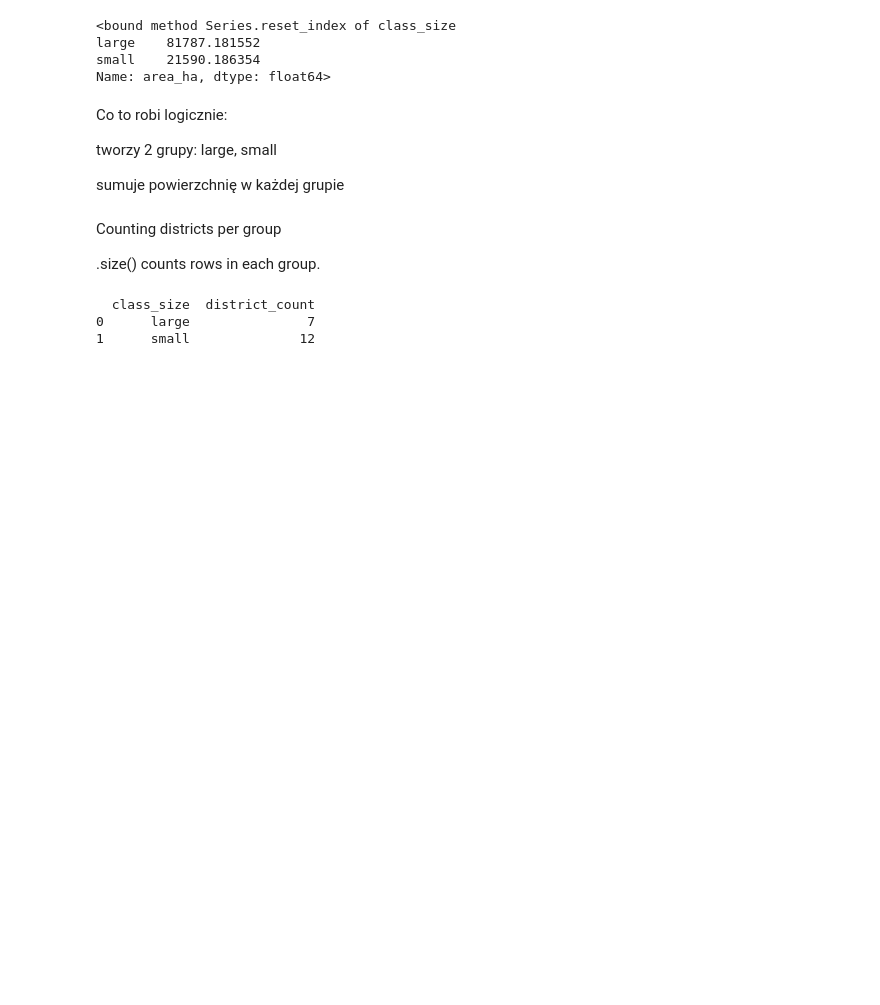
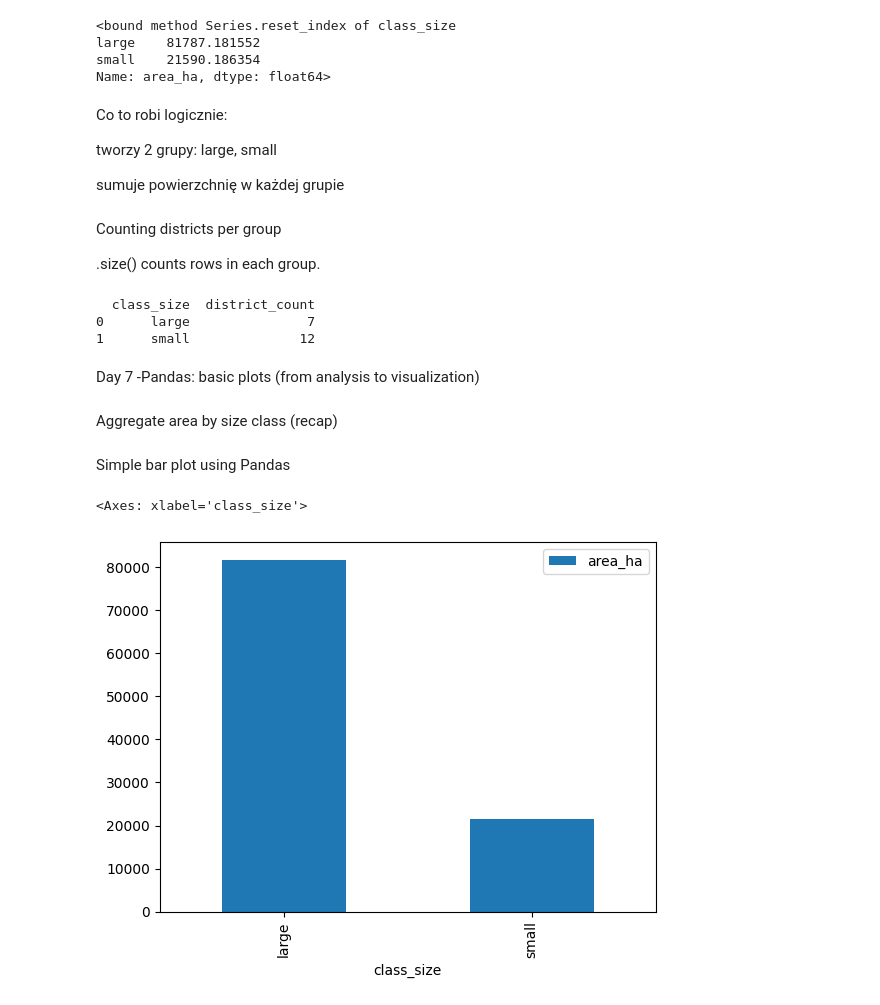
Before and after one commit to piaseckazaneta/Python, a Jupyter notebook: Python_Day1.ipynb, the cells around one changed output. Drawn from its saved outputs; the diff is of its cells as text; code cells hidden in the pictures; blank space fills up the shorter version.

Commit message:
Add Day 7: Basic Pandas plots for aggregated district statistics

```diff
--- a/Python_Day1.ipynb
+++ b/Python_Day1.ipynb
@@ -643,3 +643,26 @@ print(district_count)
   class_size  district_count
 0      large               7
 1      small              12
+# %% [markdown]
+Day 7 -Pandas: basic plots (from analysis to visualization)
+# %% [markdown]
+Aggregate area by size class (recap)
+# %%
+area_by_class_size = (
+    districts_gdf_projected
+    .groupby("class_size")["area_ha"]
+    .sum()
+    .reset_index()
+)
+# %% [markdown]
+Simple bar plot using Pandas
+# %%
+area_by_class_size.plot(
+    x = "class_size",
+    y = "area_ha",
+    kind="bar",
+    legend=True
+)
+# %% [output]
+<Axes: xlabel='class_size'>
+[figure, added]
```
Also changed, not shown: parts of 10 cells of this notebook.
